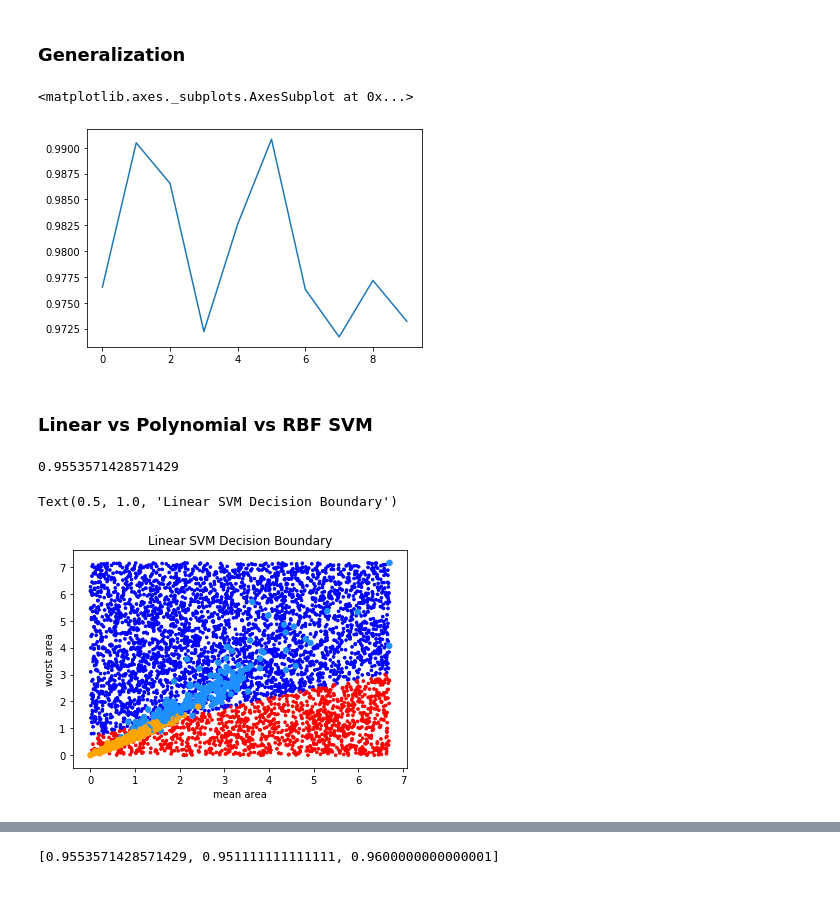
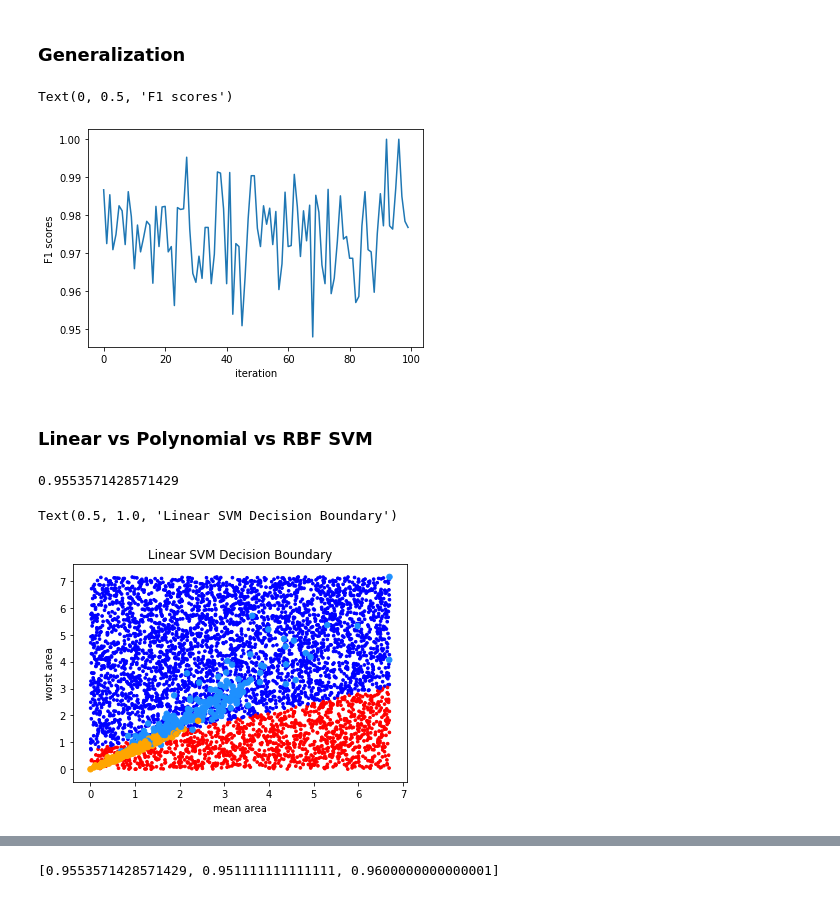
Before and after one commit to suyash07/Project-7, a Jupyter notebook: project7_AJW.ipynb, the cells around one changed output, grey strips where cells are left out. Cells and saved outputs as stored; diff of their text form; code cells hidden in the pictures.

```diff
--- a/project7_AJW.ipynb
+++ b/project7_AJW.ipynb
@@ -330,27 +330,30 @@ Text(0.5, 1.0, 'LogReg Decision Boundary')
 # %%
 df = df_reset
 # df = df[['mean area', 'worst area', 'target']]
 iterations = []
 fscores = []
+# fscores.clear()
 
-for i in range(10):
+for i in range(100):
     d_train, d_test, t_train, t_test = train_test_split(df.drop('target',axis=1), df['target'], test_size=0.3)
 
     clsf = svm.SVC(kernel='linear')
     clsf.fit(d_train, t_train)
     t_pred = clsf.predict(d_test)
     iterations.append(i)
     fscores.append(metrics.f1_score(t_test, t_pred))
 
 sns.lineplot(iterations, fscores)
-# plt.savefig('Images/generalize_SVM_30pHO_100x_random_wholeDF_orig', bbox_inches='tight')
+plt.xlabel('iteration')
+plt.ylabel('F1 scores')
+# plt.savefig('Images/generalize_SVM_30pHO_100x_random_wholeDF_std', bbox_inches='tight')
 # %% [output]
-<matplotlib.axes._subplots.AxesSubplot at 0x...>
+Text(0, 0.5, 'F1 scores')
-[figure, old version]
+[figure, new version]
 # %% [markdown]
 ### Linear vs Polynomial vs RBF SVM
 # %%
-fscores = []
+# fscores = []
 fscores.clear()
 df = df[['mean area', 'worst area', 'target']]
 
@@ -387,7 +390,7 @@ plt.title('Linear SVM Decision Boundary')
 # %% [output]
 0.9553571428571429
 Text(0.5, 1.0, 'Linear SVM Decision Boundary')
-[figure, old version]
+[figure, new version]
 # %%
 d_train, d_test, t_train, t_test = train_test_split(df.drop('target',axis=1), df['target'], test_size=0.3, random_state=109)
 
```
Also changed, not shown: parts of 6 cells of this notebook.
